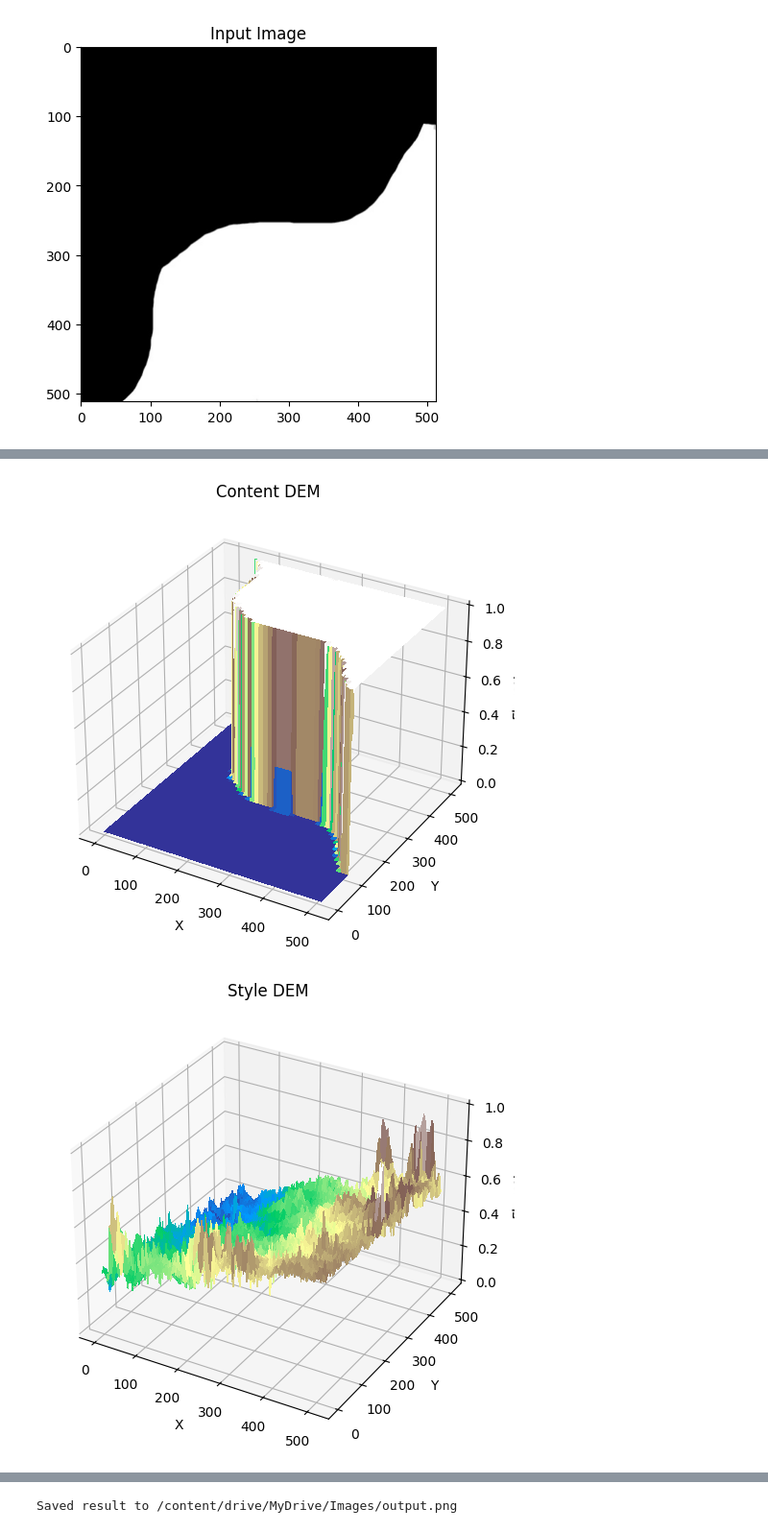
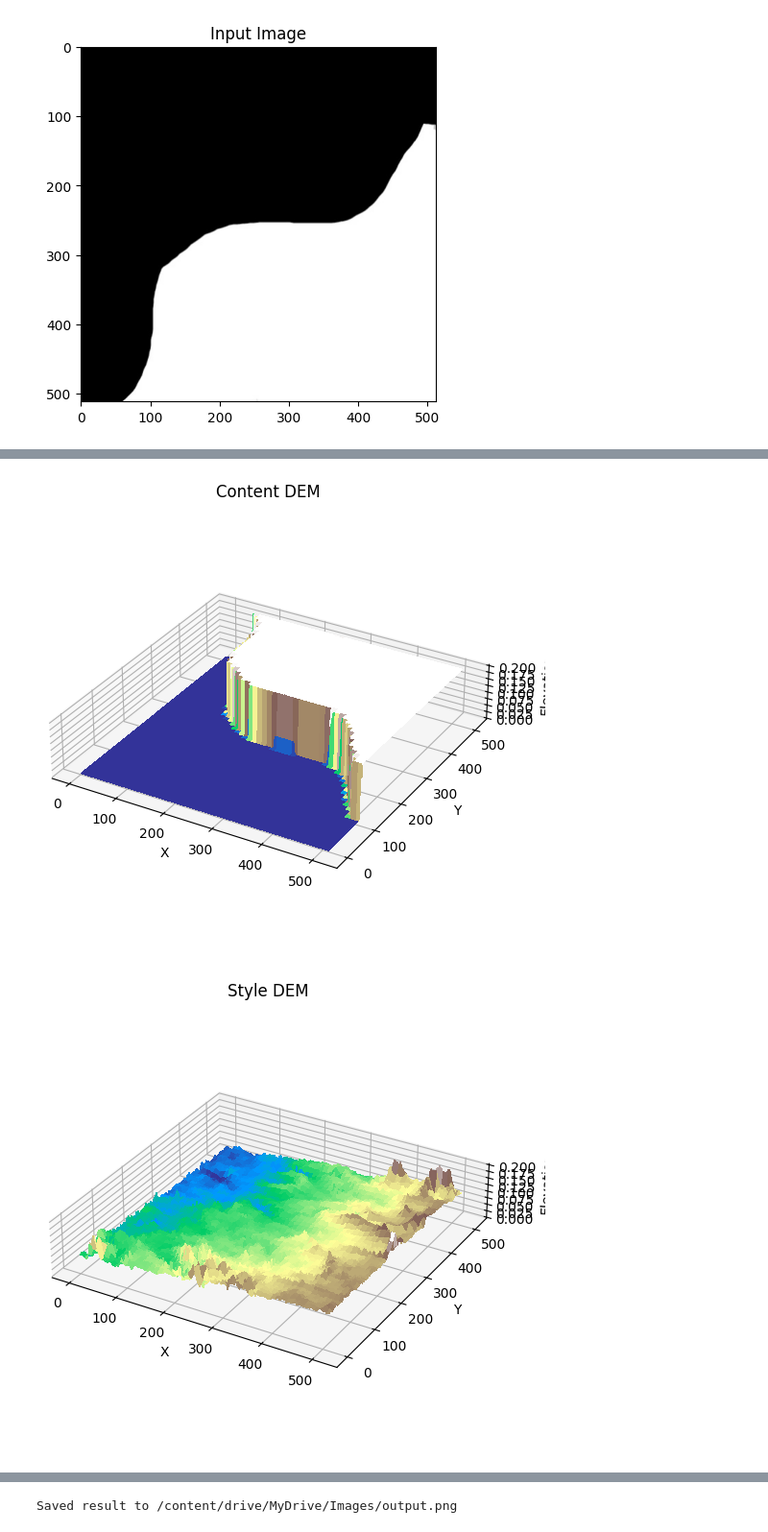
Before and after one commit to G-Chist/terrain-generation-research, a Jupyter notebook: src/py/NeuralStyleTransfer.ipynb, the cells around one changed output, grey strips where cells are left out. Shown at 96% size. Cells and saved outputs as stored; diff of their text form; code cells hidden in the pictures.

Commit message:
z scaled for more realistic rendering

```diff
--- a/src/py/NeuralStyleTransfer.ipynb
+++ b/src/py/NeuralStyleTransfer.ipynb
@@ -225,7 +225,7 @@ def get_input_optimizer(input_img):
 # %%
 def run_style_transfer(cnn, normalization_mean, normalization_std,
                        content_img, style_imgs, input_img, num_steps=600,
-                       style_weight=1e7, content_weight=1, tv_weight=4e-1):
+                       style_weight=1e7, content_weight=1, tv_weight=8e-1):
     """Run the style transfer."""
     print('Building the style transfer model..')
     model, style_losses, content_losses = get_style_model_and_losses(cnn,
@@ -318,33 +317,45 @@ Style Loss : 7.625429 Content Loss: 7.543424 TV Loss: 16.600538
 # %%
 def tensor_to_array(img):
     if isinstance(img, torch.Tensor):
         img = img.detach().cpu().clone().squeeze(0)
         if img.shape[0] == 3:  # RGB
             img = img.mean(0)  # convert to grayscale
         else:
             img = img.squeeze(0)
         return img.numpy()
     return img
 
-def plot_surface(img, title="DEM"):
+def plot_surface(img, title="DEM", zscale=1.0):
     arr = tensor_to_array(img)
     x = np.arange(arr.shape[1])
     y = np.arange(arr.shape[0])
     X, Y = np.meshgrid(x, y)
 
     fig = plt.figure(figsize=(8,6))
     ax = fig.add_subplot(111, projection="3d")
-    ax.plot_surface(X, Y, arr, cmap="terrain", linewidth=0, antialiased=False)
+
+    # Scale elevations
+    Z = arr * zscale
+
+    # Surface plot
+    ax.plot_surface(X, Y, Z, cmap="terrain", linewidth=0, antialiased=False)
+
+    # Labels
     ax.set_title(title)
     ax.set_xlabel("X")
     ax.set_ylabel("Y")
     ax.set_zlabel("Elevation")
+
+    # Adjust aspect ratio so Z is visually altered too
+    ax.set_box_aspect((1, 1, zscale))  # (X, Y, Z) scaling ratio
+
     plt.show()
 
+
 # Plot DEMs
-plot_surface(content_img, "Content DEM")
-plot_surface(style_imgs[0], "Style DEM")
-plot_surface(output, "Output DEM")
+plot_surface(content_img, "Content DEM", zscale=0.2)
+plot_surface(style_imgs[0], "Style DEM", zscale=0.2)
+plot_surface(output, "Output DEM", zscale=0.2)
 # %% [output]
-[figure, old version]
+[figure, new version]
-[figure, old version]
+[figure, new version]
```
Also changed, not shown: parts of 2 cells of this notebook.
